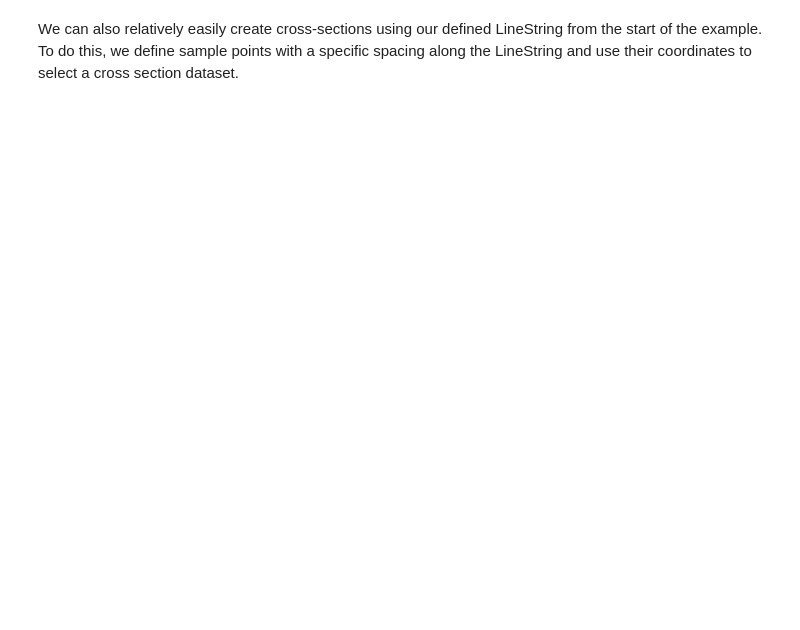
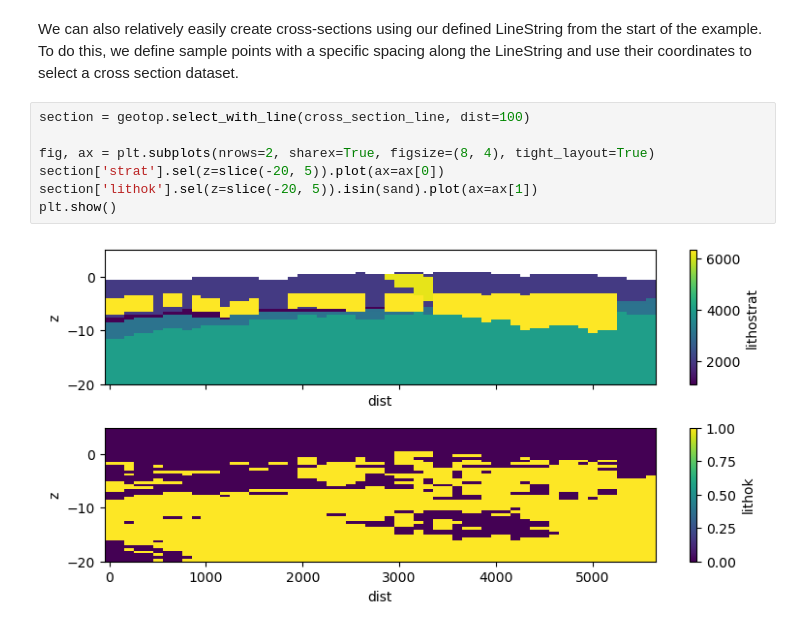
Before and after one commit to Deltares-research/atlantis-models, a Jupyter notebook: examples/tgg_sri_workshop.ipynb, the cells around one changed output. Drawn from its saved outputs; the diff is of its cells as text; blank space fills up the shorter version.

```diff
--- a/examples/tgg_sri_workshop.ipynb
+++ b/examples/tgg_sri_workshop.ipynb
@@ -70,2 +88,11 @@ ax[1].set_title('Is sand at -0.5 m NAP')
 # %% [markdown]
 We can also relatively easily create cross-sections using our defined LineString from the start of the example. To do this, we define sample points with a specific spacing along the LineString and use their coordinates to select a cross section dataset.
+# %%
+section = geotop.select_with_line(cross_section_line, dist=100)
+
+fig, ax = plt.subplots(nrows=2, sharex=True, figsize=(8, 4), tight_layout=True)
+section['strat'].sel(z=slice(-20, 5)).plot(ax=ax[0])
+section['lithok'].sel(z=slice(-20, 5)).isin(sand).plot(ax=ax[1])
+plt.show()
+# %% [output]
+[figure, added]
```
Also changed, not shown: parts of 6 cells of this notebook.
